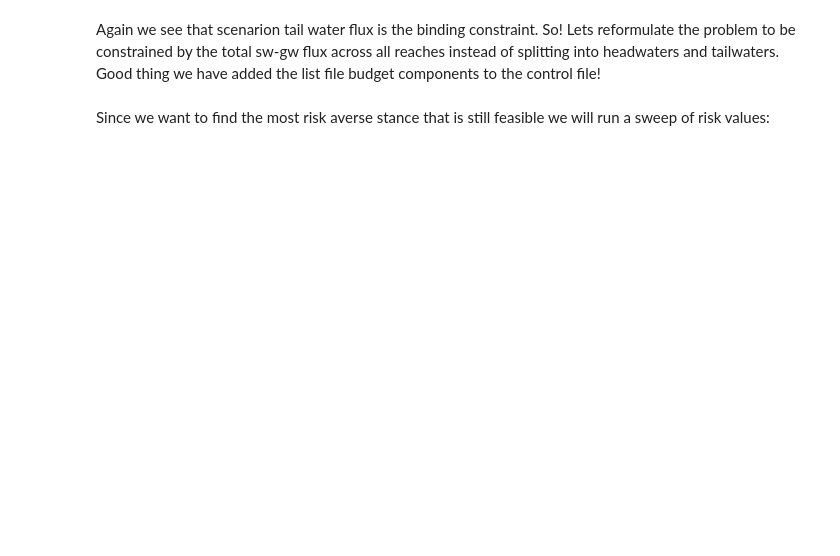
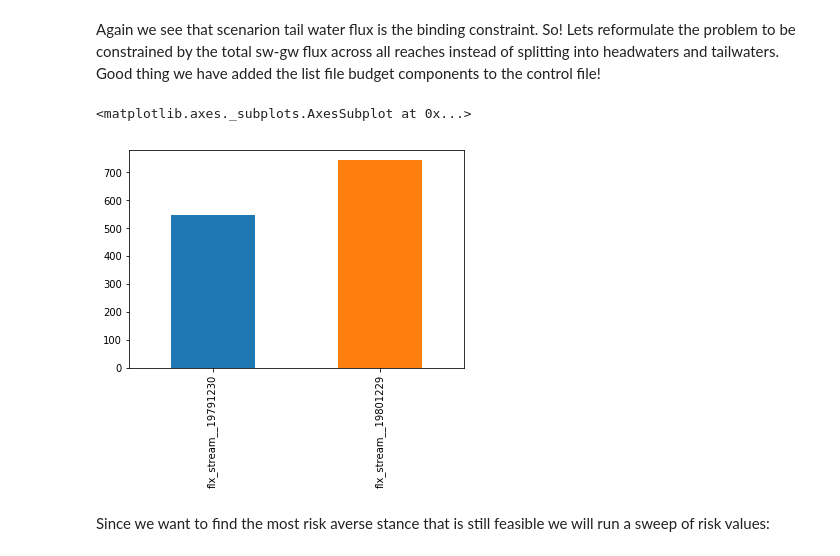
Before and after one commit to mnfienen/GW1876, a Jupyter notebook: activities_2day_mfm/notebooks/pestpp-opt.ipynb, the cells around one changed output. Drawn from its saved outputs; the diff is of its cells as text; code cells hidden in the pictures; blank space fills up the shorter version.

```diff
--- a/activities_2day_mfm/notebooks/pestpp-opt.ipynb
+++ b/activities_2day_mfm/notebooks/pestpp-opt.ipynb
@@ -239,6 +424,11 @@ obs.loc[tot_swgw,"obgnme"] = "less_than"
 obs.loc[tot_swgw,"weight"] = 1.0
 obs.loc[tot_swgw,"weight"] = obs_df.std().loc[pst.nnz_obs_names]
 obs.loc[tot_swgw,"obsval"] = -600
+# %%
+obs_df.std().loc[pst.nnz_obs_names].plot(kind="bar")
+# %% [output]
+<matplotlib.axes._subplots.AxesSubplot at 0x...>
+[figure, added]
 # %% [markdown]
 Since we want to find the most risk averse stance that is still feasible we will run a sweep of risk values:
 # %%
```
Also changed, not shown: parts of 36 cells of this notebook, 7 other files.
